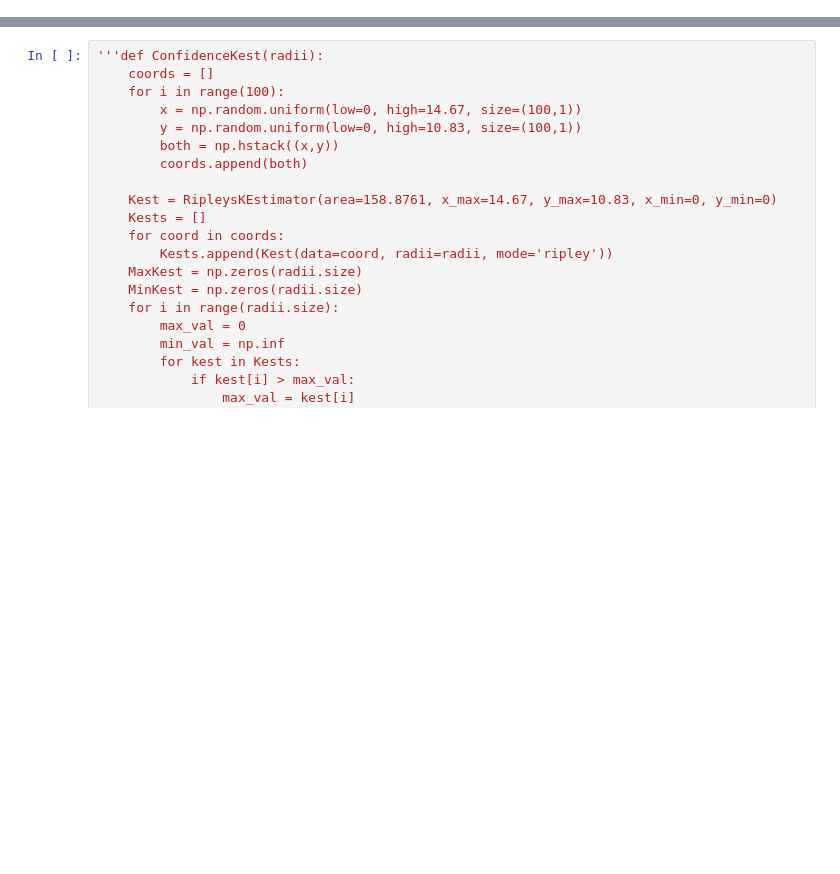
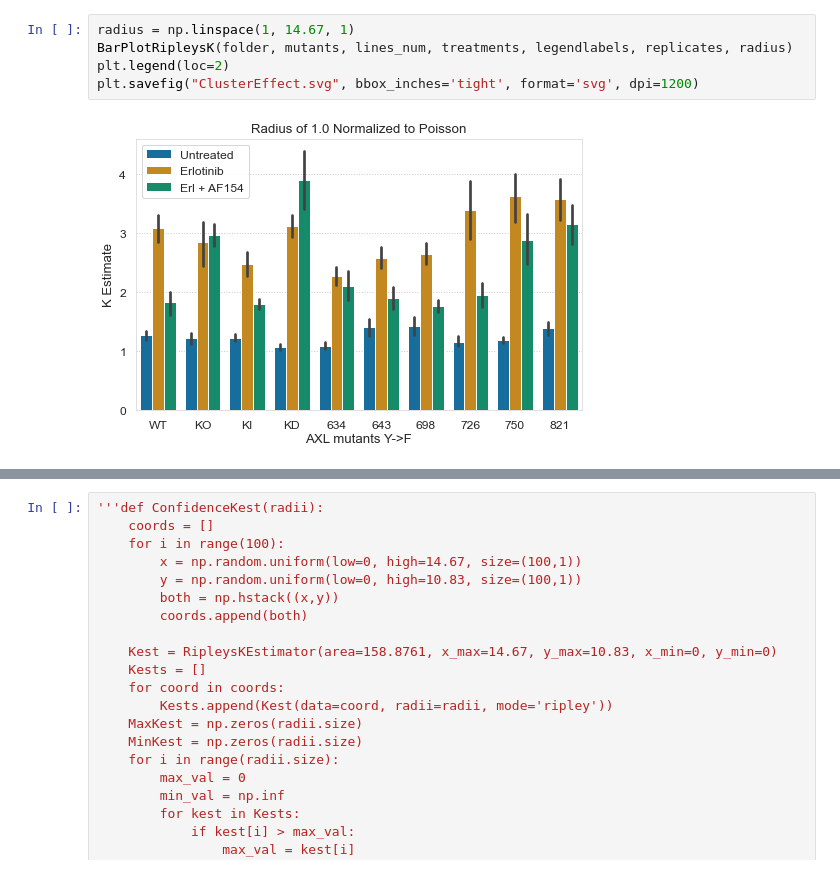
Before and after one commit to meyer-lab/DDMC, a Jupyter notebook: Distances.ipynb, the cells around one changed output, grey strips where cells are left out. Cells and saved outputs as stored; diff of their text form; blank space fills up the shorter version.

```diff
--- a/Distances.ipynb
+++ b/Distances.ipynb
@@ -10,0 +31,7 @@ from msresist.distances import PlotSingleDistances, PlotClosestN, PlotNhrsdistan
+# %%
+radius = np.linspace(1, 14.67, 1)
+BarPlotRipleysK(folder, mutants, lines_num, treatments, legendlabels, replicates, radius)
+plt.legend(loc=2)
+plt.savefig("ClusterEffect.svg", bbox_inches='tight', format='svg', dpi=1200)
+# %% [output]
+[figure, added]
```
Also changed, not shown: parts of 18 cells of this notebook, 2 other files.
